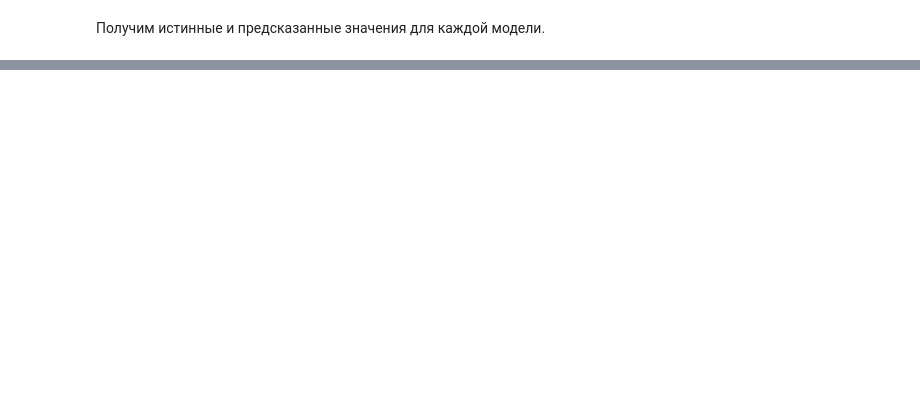
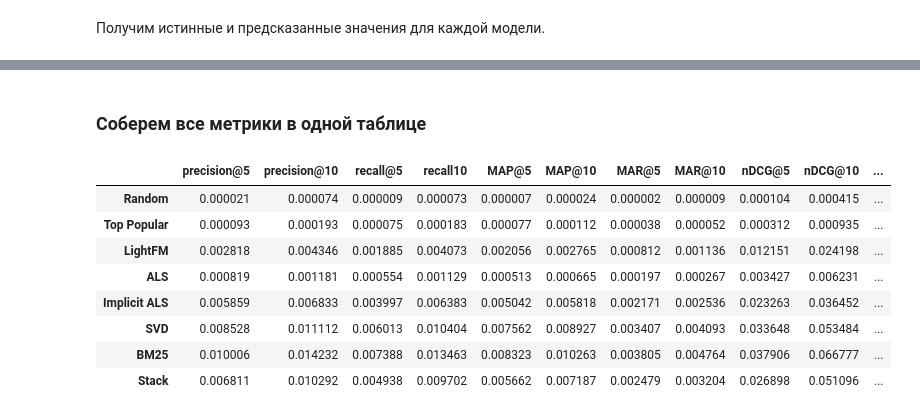
Before and after one commit to maxgalanov/RecSysYearProject, a Jupyter notebook: hse_rec_sys/notebooks/Compare_models.ipynb, the cells around one changed output, grey strips where cells are left out. Saved outputs shown, nothing was run; the diff lists cells and outputs as text; code cells hidden in the pictures; blank space fills up the shorter version.

Commit message:
Add nDCG and stacking

```diff
--- a/hse_rec_sys/notebooks/Compare_models.ipynb
+++ b/hse_rec_sys/notebooks/Compare_models.ipynb
@@ -384,0 +626,7 @@ plt.show()
+# %%
+personalization = []
+
+for pred, model in zip(predictions, models):
+    p = round(calculate_personalization(pred, num_users, num_songs), 4)
+    personalization.append(p)
+    print(f'{model} personalization: {p}')
@@ -384,0 +642,7 @@ plt.show()
+# %%
+novelty = []
+
+for pred, model in zip(predictions, models):
+    n = round(calculate_novelty(pred, item_frequencies), 4)
+    novelty.append(n)
+    print(f'{model} novelty: {n}')
@@ -384,0 +658,31 @@ plt.show()
+# %% [markdown]
+### Соберем все метрики в одной таблице
+# %%
+precision_5k, recall_5k, map_5k, mar_5k, ndcg_5k = calculation_metrics(true_relevant, predictions, k=5)
+precision_10k, recall_10k, map_10k, mar_10k, ndcg_10k = calculation_metrics(true_relevant, predictions, k=10)
+# %%
+columns = ['precision@5', 'precision@10',
+           'recall@5', 'recall10',
+           'MAP@5', 'MAP@10',
+           'MAR@5', 'MAR@10',
+           'nDCG@5', 'nDCG@10',
+           'coverage', 'personalization', 'novelty']
+
+model_metrics = np.array([precision_5k, precision_10k,
+                          recall_5k, recall_10k,
+                          map_5k, map_10k,
+                          mar_5k, mar_10k,
+                          ndcg_5k, ndcg_10k,
+                          coverage, personalization, novelty])
+# %%
+pd.DataFrame(model_metrics.T, models, columns)
+# %% [output]
+|  | precision@5 | precision@10 | recall@5 | recall10 | MAP@5 | MAP@10 | MAR@5 | MAR@10 | nDCG@5 | nDCG@10 | ... |
+| Random | 0.000021 | 0.000074 | 0.000009 | 0.000073 | 0.000007 | 0.000024 | 0.000002 | 0.000009 | 0.000104 | 0.000415 | ... |
+| Top Popular | 0.000093 | 0.000193 | 0.000075 | 0.000183 | 0.000077 | 0.000112 | 0.000038 | 0.000052 | 0.000312 | 0.000935 | ... |
+| LightFM | 0.002818 | 0.004346 | 0.001885 | 0.004073 | 0.002056 | 0.002765 | 0.000812 | 0.001136 | 0.012151 | 0.024198 | ... |
+| ALS | 0.000819 | 0.001181 | 0.000554 | 0.001129 | 0.000513 | 0.000665 | 0.000197 | 0.000267 | 0.003427 | 0.006231 | ... |
+| Implicit ALS | 0.005859 | 0.006833 | 0.003997 | 0.006383 | 0.005042 | 0.005818 | 0.002171 | 0.002536 | 0.023263 | 0.036452 | ... |
+| SVD | 0.008528 | 0.011112 | 0.006013 | 0.010404 | 0.007562 | 0.008927 | 0.003407 | 0.004093 | 0.033648 | 0.053484 | ... |
+| BM25 | 0.010006 | 0.014232 | 0.007388 | 0.013463 | 0.008323 | 0.010263 | 0.003805 | 0.004764 | 0.037906 | 0.066777 | ... |
+| Stack | 0.006811 | 0.010292 | 0.004938 | 0.009702 | 0.005662 | 0.007187 | 0.002479 | 0.003204 | 0.026898 | 0.051096 | ... |
```
Also changed, not shown: parts of 45 cells of this notebook, 1 other file.
